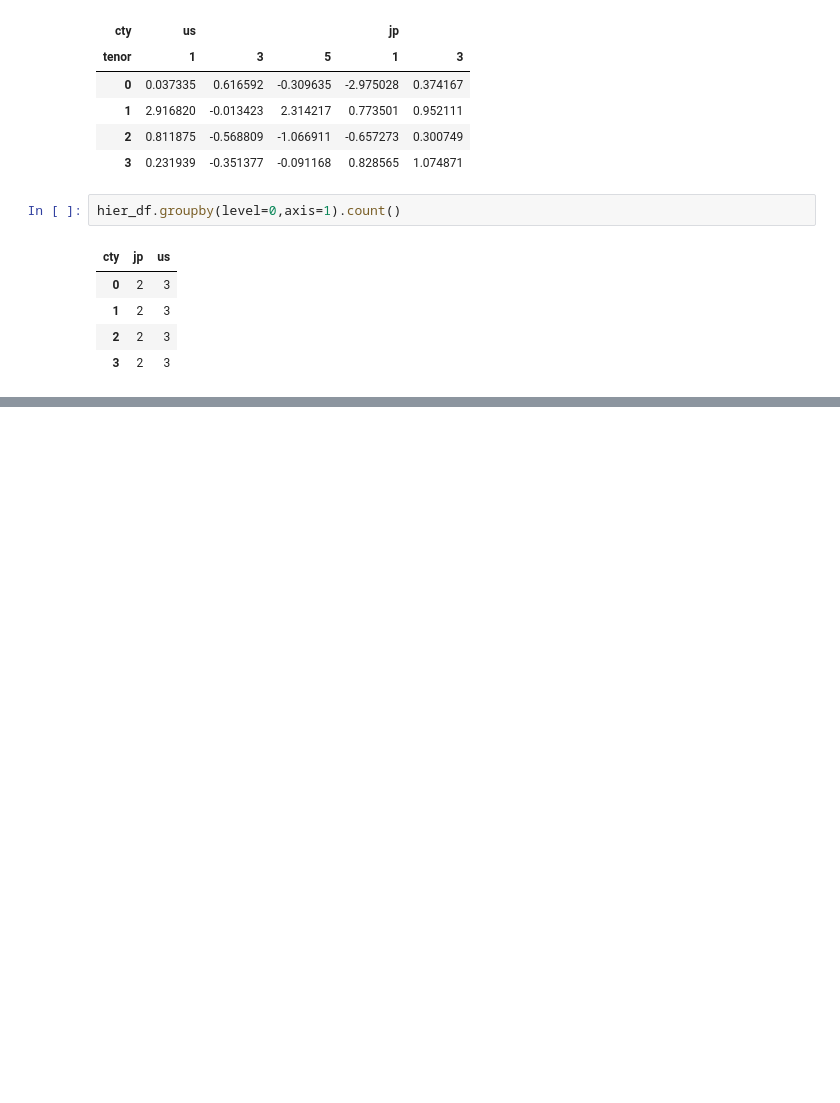
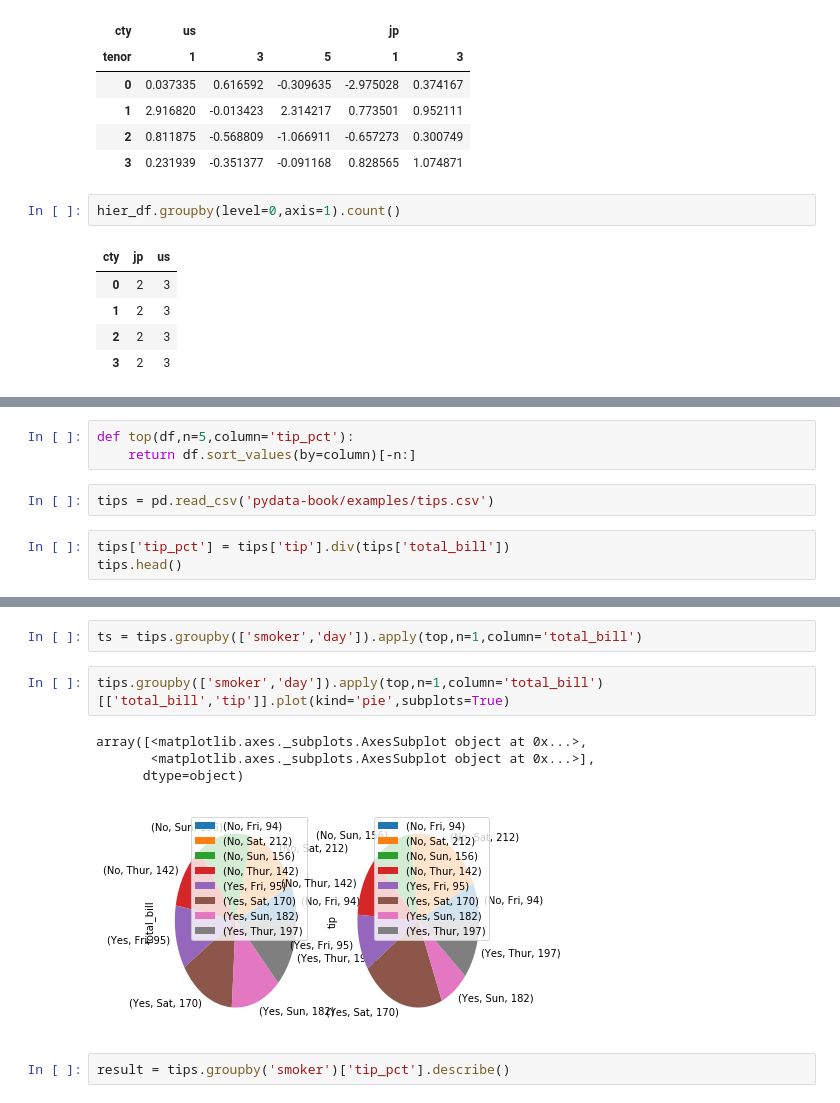
Before and after one commit to longfengpili/python-for-data-analysis, a Jupyter notebook: 第九章.ipynb, the cells around one changed output, grey strips where cells are left out. Cells and saved outputs as stored; diff of their text form; blank space fills up the shorter version.

```diff
--- a/第九章.ipynb
+++ b/第九章.ipynb
@@ -194,0 +248,8 @@ hier_df.groupby(level=0,axis=1).count()
+# %%
+def top(df,n=5,column='tip_pct'):
+    return df.sort_values(by=column)[-n:]
+# %%
+tips = pd.read_csv('pydata-book/examples/tips.csv')
+# %%
+tips['tip_pct'] = tips['tip'].div(tips['total_bill'])
+tips.head()
@@ -194,0 +293,11 @@ hier_df.groupby(level=0,axis=1).count()
+# %%
+ts = tips.groupby(['smoker','day']).apply(top,n=1,column='total_bill')
+# %%
+tips.groupby(['smoker','day']).apply(top,n=1,column='total_bill')[['total_bill','tip']].plot(kind='pie',subplots=True)
+# %% [output]
+array([<matplotlib.axes._subplots.AxesSubplot object at 0x...>,
+       <matplotlib.axes._subplots.AxesSubplot object at 0x...>],
+      dtype=object)
+[figure, added]
+# %%
+result = tips.groupby('smoker')['tip_pct'].describe()
```
Also changed, not shown: parts of 46 cells of this notebook.
